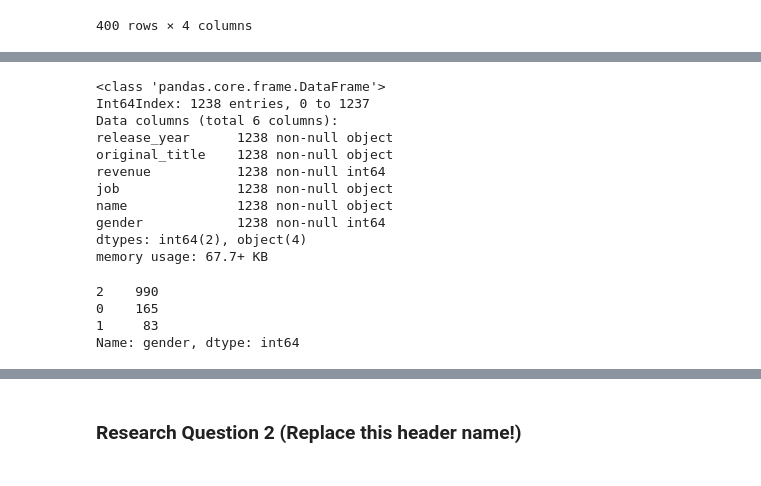
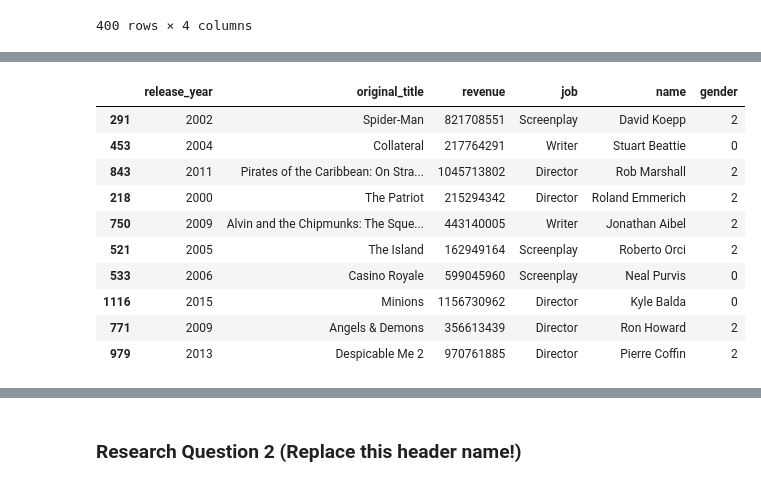
Before and after one commit to moscowjh/tmdb_dataset_analysis, a Jupyter notebook: Investigate a Dataset TMDB Movie Database (Jason H).ipynb, the cells around one changed output, grey strips where cells are left out. Drawn from its saved outputs; the diff is of its cells as text; code cells hidden in the pictures.

```diff
--- a/Investigate a Dataset TMDB Movie Database (Jason H).ipynb
+++ b/Investigate a Dataset TMDB Movie Database (Jason H).ipynb
@@ -758,21 +747,20 @@ merged_condensed
-# %%
-merged_condensed.info()
-# %% [output]
-<class 'pandas.core.frame.DataFrame'>
-Int64Index: 1238 entries, 0 to 1237
-Data columns (total 6 columns):
-release_year      1238 non-null object
-original_title    1238 non-null object
-revenue           1238 non-null int64
-job               1238 non-null object
-name              1238 non-null object
-gender            1238 non-null int64
-dtypes: int64(2), object(4)
-memory usage: 67.7+ KB
-# %%
-merged_condensed.gender.value_counts()
-# %% [output]
-2    990
-0    165
-1     83
-Name: gender, dtype: int64
+# %%
+# ok - here's where the magic happens. We are going to merge the movies_condensed df we just created
+# with the creative df created above. We'll use the 'id' and 'movie_id' fields as the keys
+# and since we only want creative teams from the 400 movies, it's a "left" merge.
+df = pd.merge(movies_condensed, creative, how = 'left', left_on='id', right_on='movie_id')
+merged_condensed = df[['release_year','original_title', 'revenue', 'job', 'name','gender']]
+merged_condensed.sample(10)
+# whew! This worked. No matter how many times I execute the cell, there are very few women!
+# %% [output]
+|  | release_year | original_title | revenue | job | name | gender |
+| 291 | 2002 | Spider-Man | 821708551 | Screenplay | David Koepp | 2 |
+| 453 | 2004 | Collateral | 217764291 | Writer | Stuart Beattie | 0 |
+| 843 | 2011 | Pirates of the Caribbean: On Stra... | 1045713802 | Director | Rob Marshall | 2 |
+| 218 | 2000 | The Patriot | 215294342 | Director | Roland Emmerich | 2 |
+| 750 | 2009 | Alvin and the Chipmunks: The Sque... | 443140005 | Writer | Jonathan Aibel | 2 |
+| 521 | 2005 | The Island | 162949164 | Screenplay | Roberto Orci | 2 |
+| 533 | 2006 | Casino Royale | 599045960 | Screenplay | Neal Purvis | 0 |
+| 1116 | 2015 | Minions | 1156730962 | Director | Kyle Balda | 0 |
+| 771 | 2009 | Angels & Demons | 356613439 | Director | Ron Howard | 2 |
+| 979 | 2013 | Despicable Me 2 | 970761885 | Director | Pierre Coffin | 2 |
```
Also changed, not shown: parts of 51 cells of this notebook.
